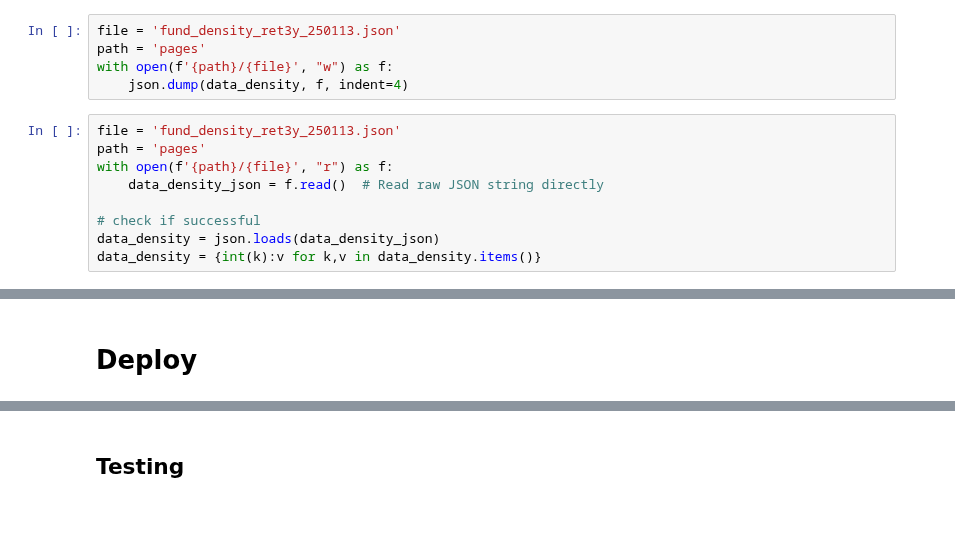
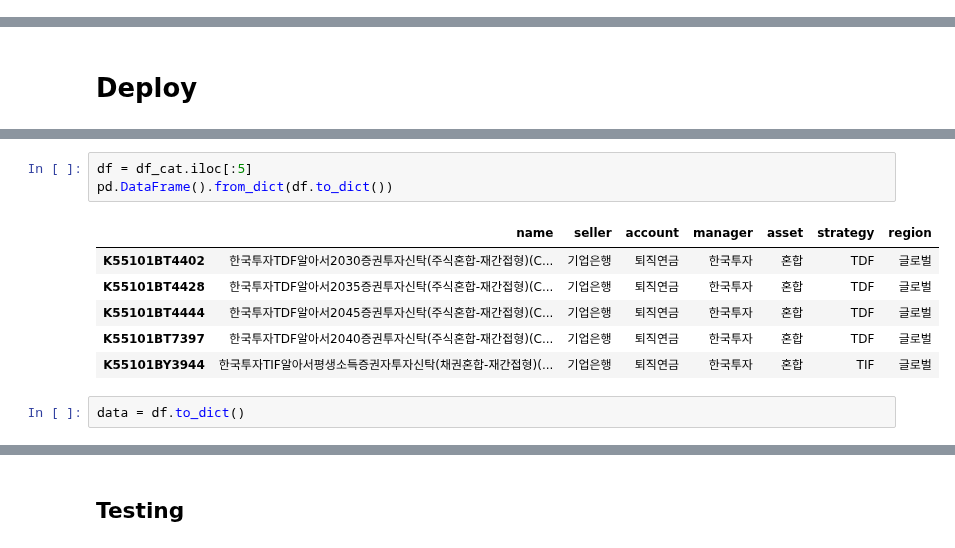
Before and after one commit to lbk209/fund, a Jupyter notebook: fund_labs.ipynb, the cells around one changed output, grey strips where cells are left out. Cells and saved outputs as stored; diff of their text form; blank space fills up the shorter version.

```diff
--- a/fund_labs.ipynb
+++ b/fund_labs.ipynb
@@ -127,17 +108,3 @@ for group in df_prc.index.get_level_values('group').unique():
-# %%
-file = 'fund_density_ret3y_250113.json'
-path = 'pages'
-with open(f'{path}/{file}', "w") as f:
-    json.dump(data_density, f, indent=4)
-# %%
-file = 'fund_density_ret3y_250113.json'
-path = 'pages'
-with open(f'{path}/{file}', "r") as f:
-    data_density_json = f.read()  # Read raw JSON string directly
-
-# check if successful
-data_density = json.loads(data_density_json)
-data_density = {int(k):v for k,v in data_density.items()}
 # %% [markdown]
 *get back to pages*
 # %%
@@ -470,0 +457,12 @@ if __name__ == '__main__':
+# %%
+df = df_cat.iloc[:5]
+pd.DataFrame().from_dict(df.to_dict())
+# %% [output]
+|  | name | seller | account | manager | asset | strategy | region |
+| K55101BT4402 | 한국투자TDF알아서2030증권투자신탁(주식혼합-재간접형)(C... | 기업은행 | 퇴직연금 | 한국투자 | 혼합 | TDF | 글로벌 |
+| K55101BT4428 | 한국투자TDF알아서2035증권투자신탁(주식혼합-재간접형)(C... | 기업은행 | 퇴직연금 | 한국투자 | 혼합 | TDF | 글로벌 |
+| K55101BT4444 | 한국투자TDF알아서2045증권투자신탁(주식혼합-재간접형)(C... | 기업은행 | 퇴직연금 | 한국투자 | 혼합 | TDF | 글로벌 |
+| K55101BT7397 | 한국투자TDF알아서2040증권투자신탁(주식혼합-재간접형)(C... | 기업은행 | 퇴직연금 | 한국투자 | 혼합 | TDF | 글로벌 |
+| K55101BY3944 | 한국투자TIF알아서평생소득증권자투자신탁(채권혼합-재간접형)(... | 기업은행 | 퇴직연금 | 한국투자 | 혼합 | TIF | 글로벌 |
+# %%
+data = df.to_dict()
```
Also changed, not shown: parts of 81 cells of this notebook, 4 other files.
